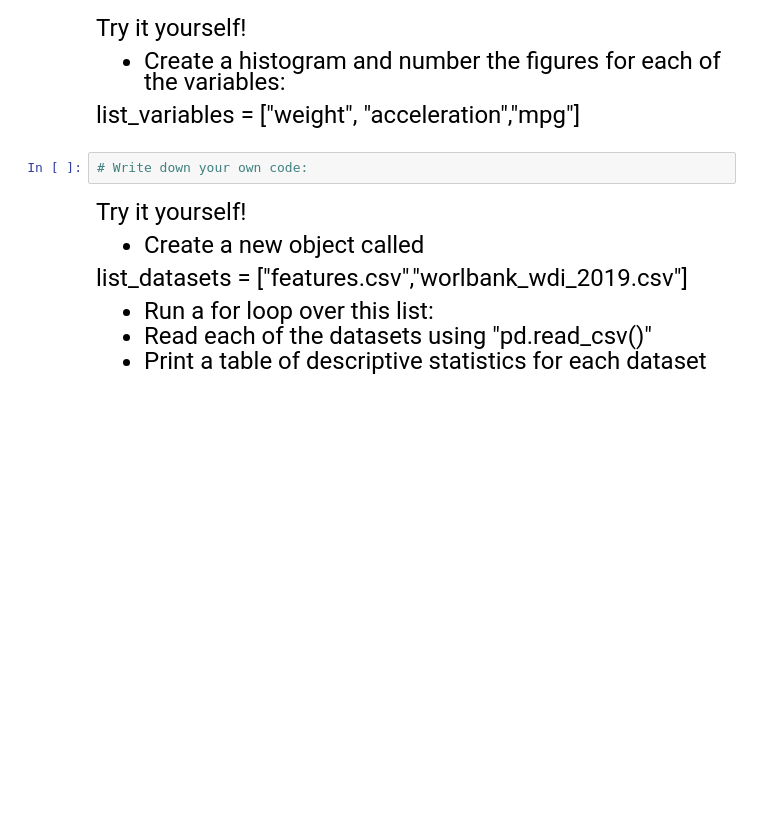
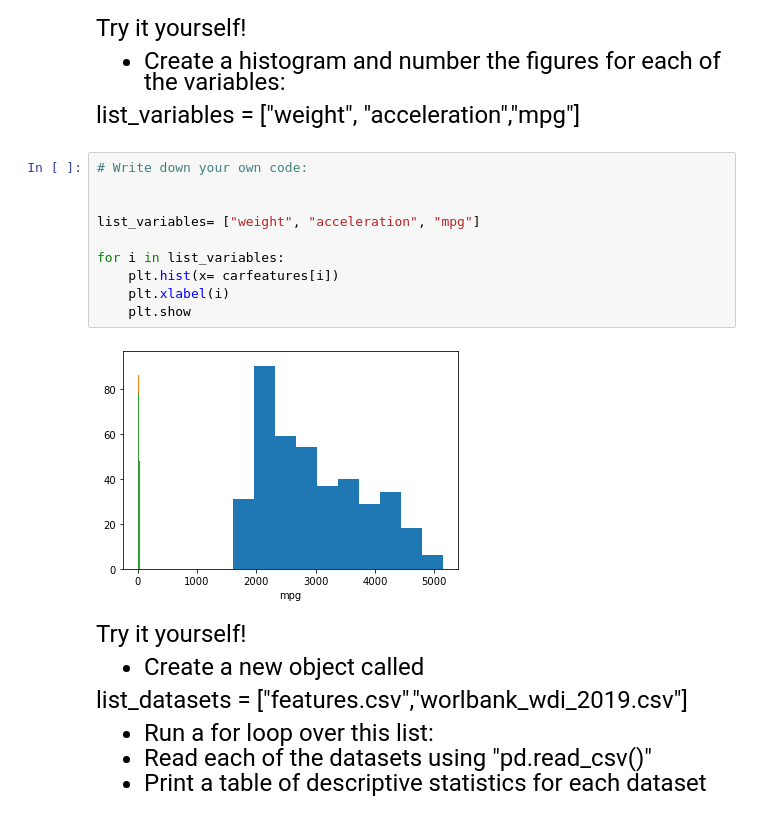
Before and after one commit to rcharte/emoryqtm151, a Jupyter notebook: Lecture 05/Lecture 5.ipynb, the cells around one changed output. Cells and saved outputs as stored; diff of their text form; blank space fills up the shorter version.

```diff
--- a/Lecture 05/Lecture 5.ipynb
+++ b/Lecture 05/Lecture 5.ipynb
@@ -319,8 +348,18 @@ Try it yourself!
 - Create a histogram and number the figures for each of the variables:
 
 list_variables = ["weight", "acceleration","mpg"]
-# %%
-# Write down your own code:
+# %%
+# Write down your own code:
+
+
+list_variables= ["weight", "acceleration", "mpg"]
+
+for i in list_variables:
+    plt.hist(x= carfeatures[i])
+    plt.xlabel(i)
+    plt.show
+# %% [output]
+[figure, added]
 # %% [markdown]
 <font size = "5">
 
```
Also changed, not shown: parts of 15 cells of this notebook, 2 other files.
